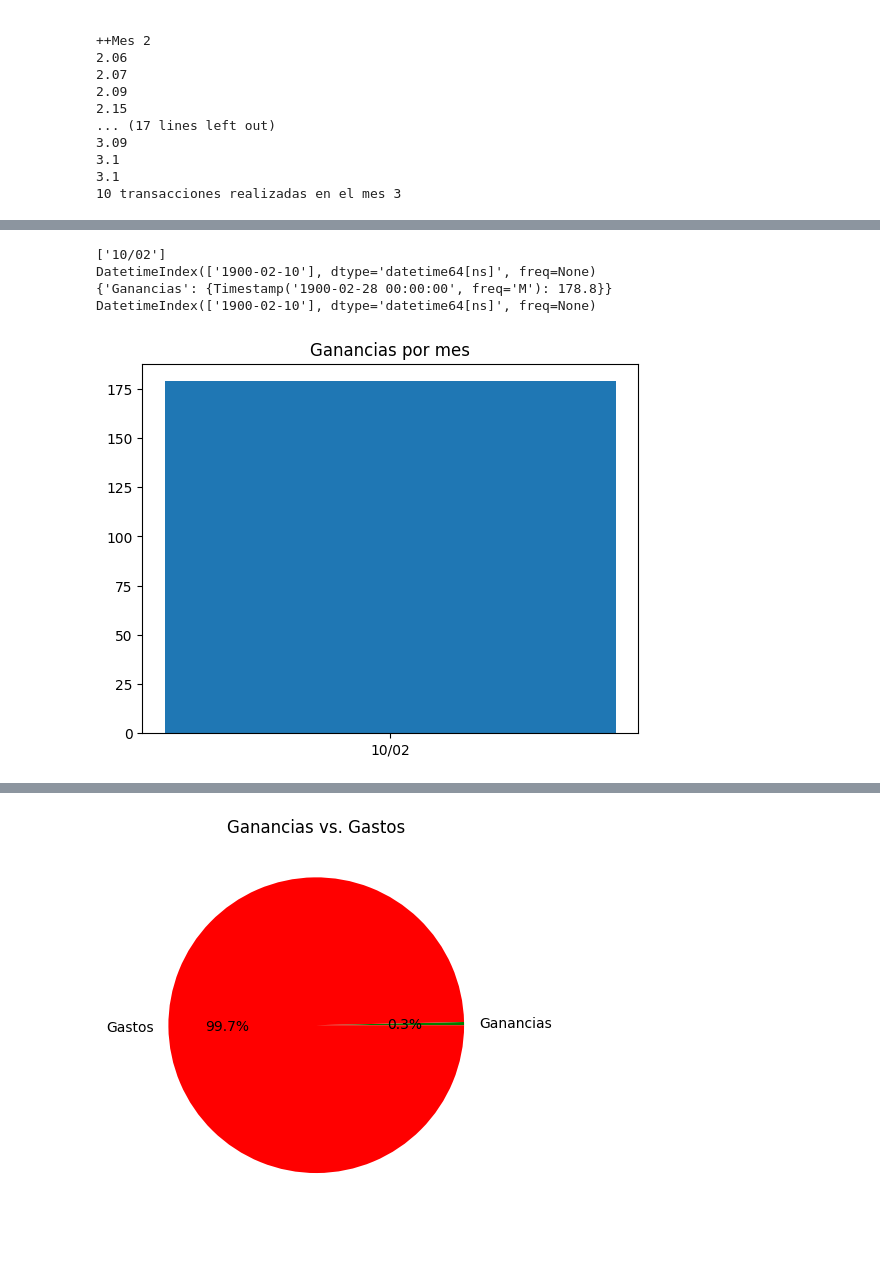
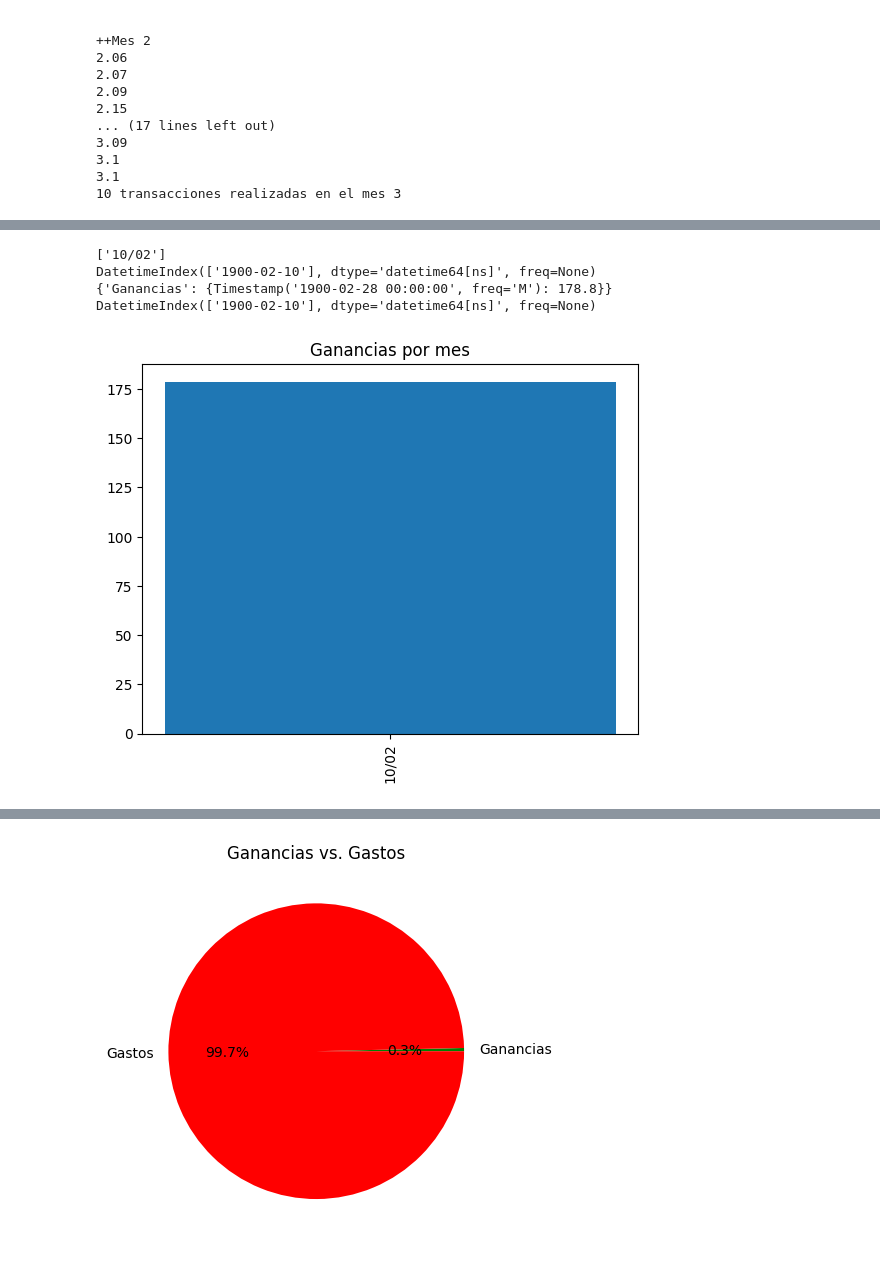
Before and after one commit to saulecast/finanzobot_0.1, a Jupyter notebook: primer_cuaderno.ipynb, the cells around one changed output, grey strips where cells are left out. Cells and saved outputs as stored; diff of their text form; code cells hidden in the pictures.

Commit message:
Pequeñas mejoras en el plot

```diff
--- a/primer_cuaderno.ipynb
+++ b/primer_cuaderno.ipynb
@@ -487,34 +489,35 @@ df = pd.DataFrame({'Ganancias': earns}, index=earn_dates)
 gastos_por_mes = df.resample('M').sum()
 
 # Convertir los datos en un diccionario
 diccionario_gastos = gastos_por_mes.to_dict()
 
 # Imprimir el diccionario
 print(diccionario_gastos)
 
 # Convertir los datos en un DataFrame de pandas
 # df = pd.DataFrame.from_dict(diccionario_gastos, orient='index', columns=['Ganancias'])
 
 # Convertir el índice a un objeto DatetimeIndex
 df.index = pd.to_datetime(df.index)
 print(df.index)
 
 # Gráfico de barras
 fig, ax = plt.subplots()
 ax.bar(x = df.index.strftime('%d/%m'), height = df['Ganancias'])
 ax.invert_xaxis()
+plt.xticks(rotation=90)
 
 # Título
 ax.set_title('Ganancias por mes')
 
 # Mostrar el gráfico
 plt.show()
 # %% [output]
 ['10/02']
 DatetimeIndex(['1900-02-10'], dtype='datetime64[ns]', freq=None)
 {'Ganancias': {Timestamp('1900-02-28 00:00:00', freq='M'): 178.8}}
 DatetimeIndex(['1900-02-10'], dtype='datetime64[ns]', freq=None)
-[figure, old version]
+[figure, new version]
 # %%
 import matplotlib.pyplot as plt
 import pandas as pd
```
Also changed, not shown: parts of 4 cells of this notebook.
